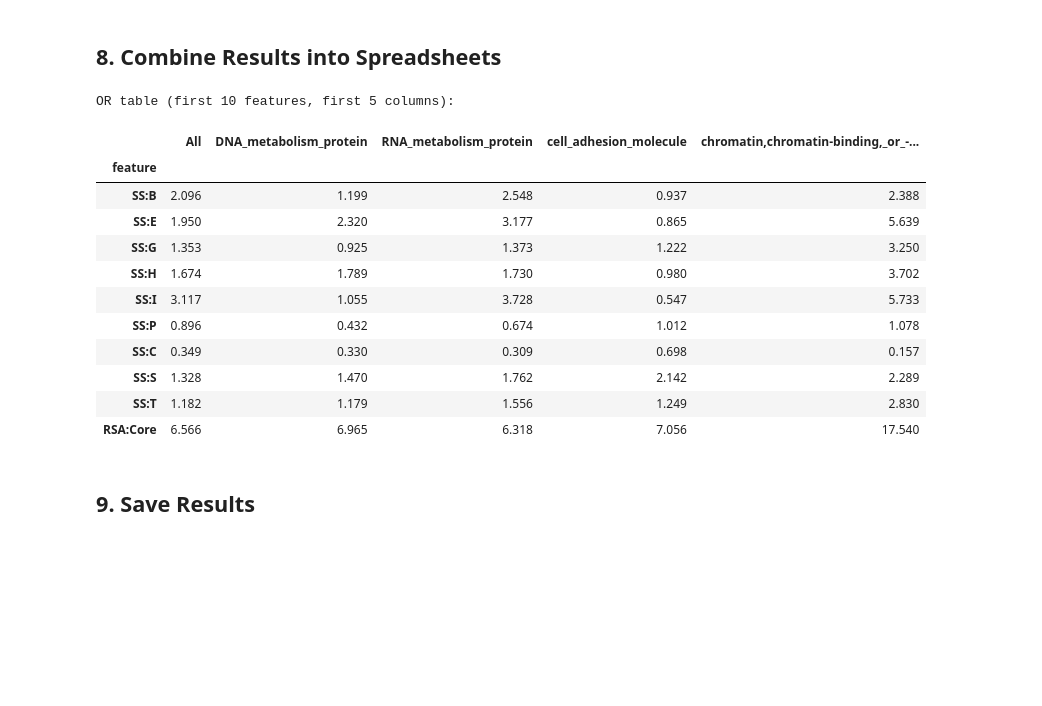
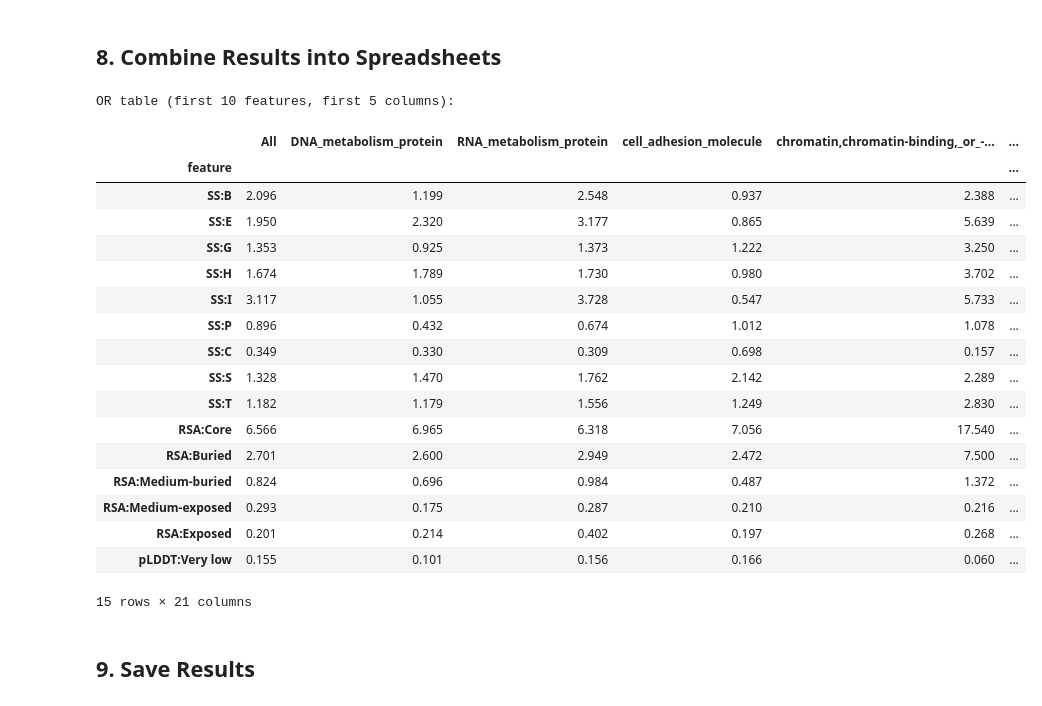
Before and after one commit to broadinstitute/missense-pfes, a Jupyter notebook: notebooks/enrichment_by_protein_class.ipynb, the cells around one changed output. Cells and saved outputs as stored; diff of their text form; code cells hidden in the pictures; blank space fills up the shorter version.

Commit message:
or table

```diff
--- a/notebooks/enrichment_by_protein_class.ipynb
+++ b/notebooks/enrichment_by_protein_class.ipynb
@@ -157,11 +181,11 @@ SS9_NAMES  = {
 }
 
 # Relative solvent accessibility (5)
-RSA_BINS   = [0, 0.05, 0.25, 0.50, 0.75, 1.01]
+RSA_BINS   = [0, 0.05, 0.25, 0.50, 0.75, np.inf]
 RSA_LABELS = ['Core', 'Buried', 'Medium-buried', 'Medium-exposed', 'Exposed']
 
 # AlphaFold pLDDT (4)
-PLDDT_BINS   = [0, 50, 70, 90, 100.01]
+PLDDT_BINS   = [0, 50, 70, 90, np.inf]
 PLDDT_LABELS = ['Very low', 'Low', 'High', 'Very high']
 
 # Intra-protein interactions (4)
@@ -445,33 +475,39 @@ Done. 20 protein classes computed.
 # %%
 METRICS       = ['OR', 'p_value', 'q_value', 'n_case_yes', 'n_ctrl_yes']
 GROUPS        = ['All'] + valid_classes
 feature_index = or_all.index
 
 # One DataFrame per metric: rows = features, columns = [All, PC1, PC2, ...]
 result_dfs = {}
 for metric in METRICS:
     df_m = pd.DataFrame(index=feature_index)
     df_m['All'] = or_all[metric]
     for pc in valid_classes:
         df_m[pc] = or_by_class[pc][metric]
     result_dfs[metric] = df_m
 
 print("OR table (first 10 features, first 5 columns):")
-result_dfs['OR'].iloc[:10, :5].round(3)
+result_dfs['OR'].iloc[:15, :50].round(3)
 # %% [output]
 OR table (first 10 features, first 5 columns):
-|  | All | DNA_metabolism_protein | RNA_metabolism_protein | cell_adhesion_molecule | chromatin,chromatin-binding,_or_-... |
-| feature |  |  |  |  |  |
-| SS:B | 2.096 | 1.199 | 2.548 | 0.937 | 2.388 |
-| SS:E | 1.950 | 2.320 | 3.177 | 0.865 | 5.639 |
-| SS:G | 1.353 | 0.925 | 1.373 | 1.222 | 3.250 |
-| SS:H | 1.674 | 1.789 | 1.730 | 0.980 | 3.702 |
-| SS:I | 3.117 | 1.055 | 3.728 | 0.547 | 5.733 |
-| SS:P | 0.896 | 0.432 | 0.674 | 1.012 | 1.078 |
-| SS:C | 0.349 | 0.330 | 0.309 | 0.698 | 0.157 |
-| SS:S | 1.328 | 1.470 | 1.762 | 2.142 | 2.289 |
-| SS:T | 1.182 | 1.179 | 1.556 | 1.249 | 2.830 |
-| RSA:Core | 6.566 | 6.965 | 6.318 | 7.056 | 17.540 |
+|  | All | DNA_metabolism_protein | RNA_metabolism_protein | cell_adhesion_molecule | chromatin,chromatin-binding,_or_-... | ... |
+| feature |  |  |  |  |  | ... |
+| SS:B | 2.096 | 1.199 | 2.548 | 0.937 | 2.388 | ... |
+| SS:E | 1.950 | 2.320 | 3.177 | 0.865 | 5.639 | ... |
+| SS:G | 1.353 | 0.925 | 1.373 | 1.222 | 3.250 | ... |
+| SS:H | 1.674 | 1.789 | 1.730 | 0.980 | 3.702 | ... |
+| SS:I | 3.117 | 1.055 | 3.728 | 0.547 | 5.733 | ... |
+| SS:P | 0.896 | 0.432 | 0.674 | 1.012 | 1.078 | ... |
+| SS:C | 0.349 | 0.330 | 0.309 | 0.698 | 0.157 | ... |
+| SS:S | 1.328 | 1.470 | 1.762 | 2.142 | 2.289 | ... |
+| SS:T | 1.182 | 1.179 | 1.556 | 1.249 | 2.830 | ... |
+| RSA:Core | 6.566 | 6.965 | 6.318 | 7.056 | 17.540 | ... |
+| RSA:Buried | 2.701 | 2.600 | 2.949 | 2.472 | 7.500 | ... |
+| RSA:Medium-buried | 0.824 | 0.696 | 0.984 | 0.487 | 1.372 | ... |
+| RSA:Medium-exposed | 0.293 | 0.175 | 0.287 | 0.210 | 0.216 | ... |
+| RSA:Exposed | 0.201 | 0.214 | 0.402 | 0.197 | 0.268 | ... |
+| pLDDT:Very low | 0.155 | 0.101 | 0.156 | 0.166 | 0.060 | ... |
+15 rows × 21 columns
 # %% [markdown]
 ## 9. Save Results
 # %% [markdown]
```
Also changed, not shown: parts of 7 cells of this notebook, 2 other files.
